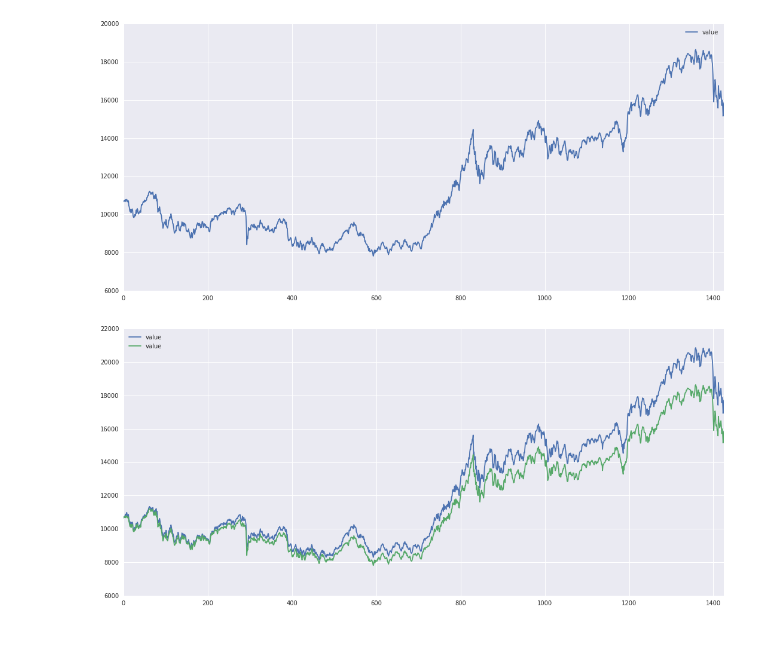
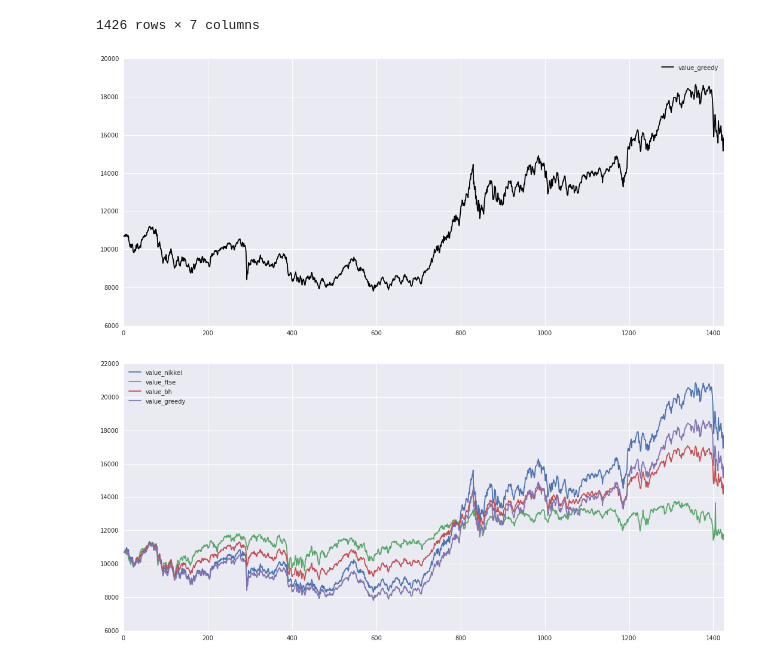
Before and after one commit to anishagarwal1990/DRL_finance, a Jupyter notebook: DRL_basic-Monday_8.ipynb, the cells around one changed output. Saved outputs shown, nothing was run; the diff lists cells and outputs as text; code cells hidden in the pictures.

Commit message:
Introducing Greedy

```diff
--- a/DRL_basic-Monday_8.ipynb
+++ b/DRL_basic-Monday_8.ipynb
@@ -124,5 +138,6 @@ for time in range(len_series):
 # %%
 # buy and hold [alpha = .5]
+
 investment_percentage = 1;
 amount_invested = initial_endowment*investment_percentage
 
@@ -139,20 +154,20 @@ state_bh['price_nikkei'] = np.zeros(len_series)
 state_bh['price_ftse'] = np.zeros(len_series)
 state_bh['portfolio_shares_nikkei'] = nikkei_0*np.ones(len_series)
 state_bh['portfolio_shares_ftse'] = ftse_0*np.ones(len_series)
-state_bh['value'] = np.zeros(len_series)
+state_bh['value_bh'] = np.zeros(len_series)
 state_bh['alpha'] = np.zeros(len_series)
 state_bh['cash'] = np.zeros(len_series)
 
 for time in range(len_series):
   state_bh['price_nikkei'][time] = current_price_nikkei(time)
   state_bh['price_ftse'][time] = current_price_ftse(time)
-  state_bh['value'][time] = portfolio_value(shares_0,time)
+  state_bh['value_bh'][time] = portfolio_value(shares_0,time)
   state_bh['alpha'][time] = alpha_fun(shares_0,time)
   state_bh['cash'][time] = cash_0
 
 #state_bh['value'].plot(figsize=(18,8))
 
 
-_ = pd.concat([state_nikkei['value'],state_ftse['value']],axis = 1).plot(figsize=(18,8))
+_ = pd.concat([state_nikkei['value_nikkei'],state_ftse['value_ftse']],axis = 1).plot(figsize=(18,8))
 
-_ = pd.concat([state_nikkei['value'],state_ftse['value'],state_bh['value']],axis = 1).plot(figsize=(18,8))
+_ = pd.concat([state_nikkei['value_nikkei'],state_ftse['value_ftse'],state_bh['value_bh']],axis = 1).plot(figsize=(18,8))
@@ -229,7 +248,7 @@ state_greedy['price_nikkei'] = np.zeros(len_series)
 state_greedy['price_ftse'] = np.zeros(len_series)
 state_greedy['portfolio_shares_nikkei'] = nikkei_0*np.ones(len_series)
 state_greedy['portfolio_shares_ftse'] = ftse_0*np.ones(len_series)
-state_greedy['value'] = np.zeros(len_series)
+state_greedy['value_greedy'] = np.zeros(len_series)
 state_greedy['alpha'] = np.zeros(len_series)
 state_greedy['cash'] = np.zeros(len_series)
 
@@ -239,23 +258,24 @@ time_range = range(lag,len_series)
 for time in range(lag):
   state_greedy['price_nikkei'][time] = current_price_nikkei(time)
   state_greedy['price_ftse'][time] = current_price_ftse(time)
-  state_greedy['value'][time] = portfolio_value(shares_0,time)
+  state_greedy['value_greedy'][time] = portfolio_value(shares_0,time)
   state_greedy['alpha'][time] = alpha_fun(shares_0,time)
   state_greedy['cash'][time] = cash_0
+
+current_shares = shares_0
+for time in time_range:
+  state_greedy['price_nikkei'][time] = current_price_nikkei(time)
+  state_greedy['price_ftse'][time] = current_price_ftse(time)
+  act = greedy_action(current_shares, lag, transaction_cost, time)
+  new_sh = new_shares(current_shares, act, time)
+  state_greedy['portfolio_shares_nikkei'][time] = new_sh[0]
+  state_greedy['portfolio_shares_ftse'][time] = new_sh[1]
+  state_greedy['value_greedy'][time] = portfolio_value(new_sh, time)
+  state_greedy['alpha'][time] = alpha_fun(new_sh, time)
+  state_greedy['cash'][time] = cash_0
+  current_shares = new_sh
-# %%
-current_shares = shares_0
-for time in time_range:
-  state_greedy['price_nikkei'][time] = current_price_nikkei(time)
-  state_greedy['price_ftse'][time] = current_price_ftse(time)
-  act = greedy_action(current_shares, lag, transaction_cost, time)
-  new_sh = new_shares(current_shares, act, time)
-  state_greedy['portfolio_shares_nikkei'][time] = new_sh[0]
-  state_greedy['portfolio_shares_ftse'][time] = new_sh[1]
-  state_greedy['value'][time] = portfolio_value(new_sh, time)
-  state_greedy['alpha'][time] = alpha_fun(new_sh, time)
-  state_greedy['cash'][time] = cash_0
-  current_shares = new_sh
 # %%
-_ = pd.concat([state_greedy['value']],axis = 1).plot(figsize=(18,8))
-_ = pd.concat([state_nikkei['value'], state_greedy['value']],axis = 1).plot(figsize=(18,8))
+_ = pd.concat([state_greedy['value_greedy']], axis = 1).plot(figsize=(18,8), color = 'black')
+_ = pd.concat([state_nikkei['value_nikkei'], state_ftse['value_ftse'], state_bh['value_bh'], state_greedy['value_greedy']],axis = 1).plot(figsize=(18,8))
+state_greedy
 # %% [output]
@@ -262,3 +299,4 @@ _ = pd.concat([state_nikkei['value'], state_greedy['value']],axis = 1).plot(figs
+1426 rows × 7 columns
-[figure, old version]
+[figure, new version]
-[figure, old version]
+[figure, new version]
 # %%
```
Also changed, not shown: parts of 9 cells of this notebook.
